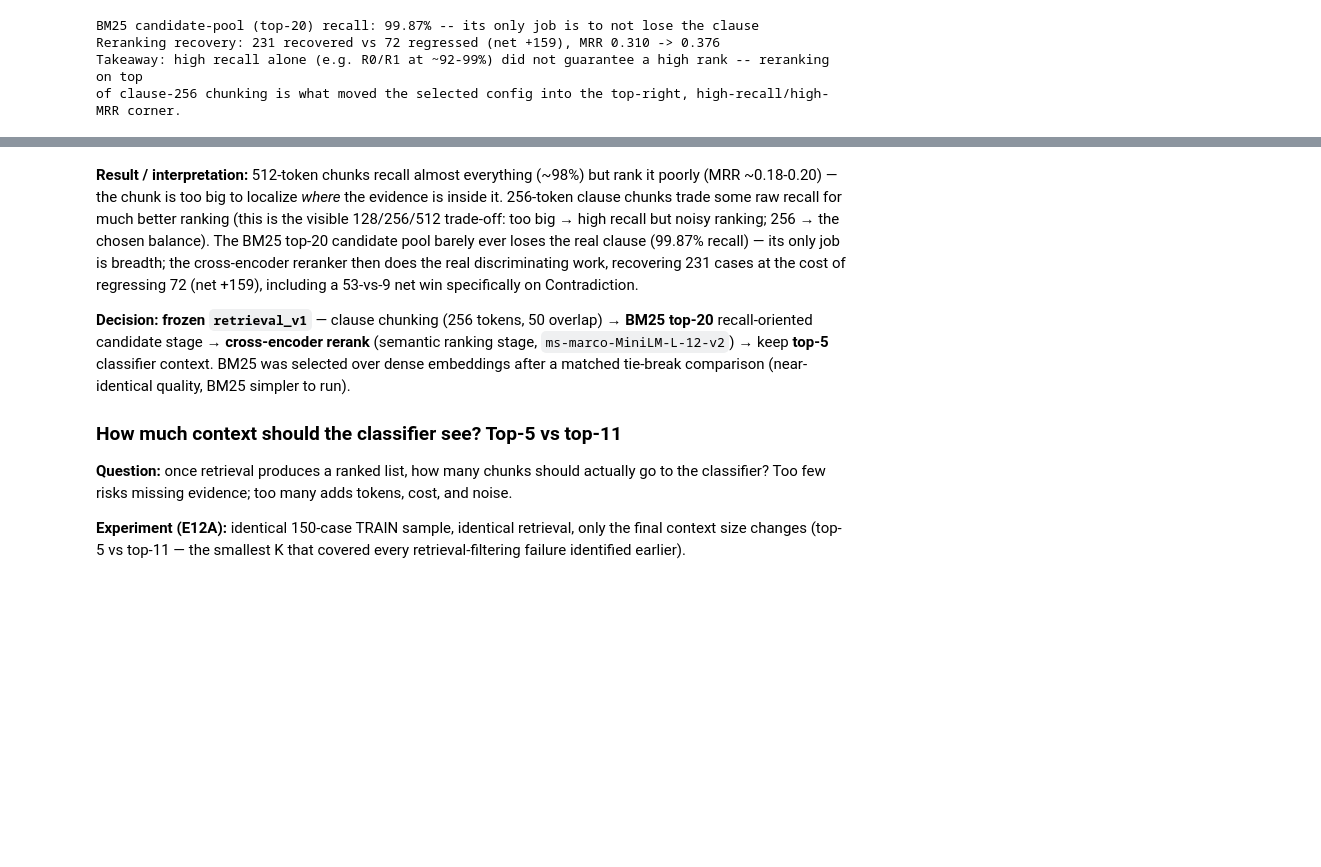
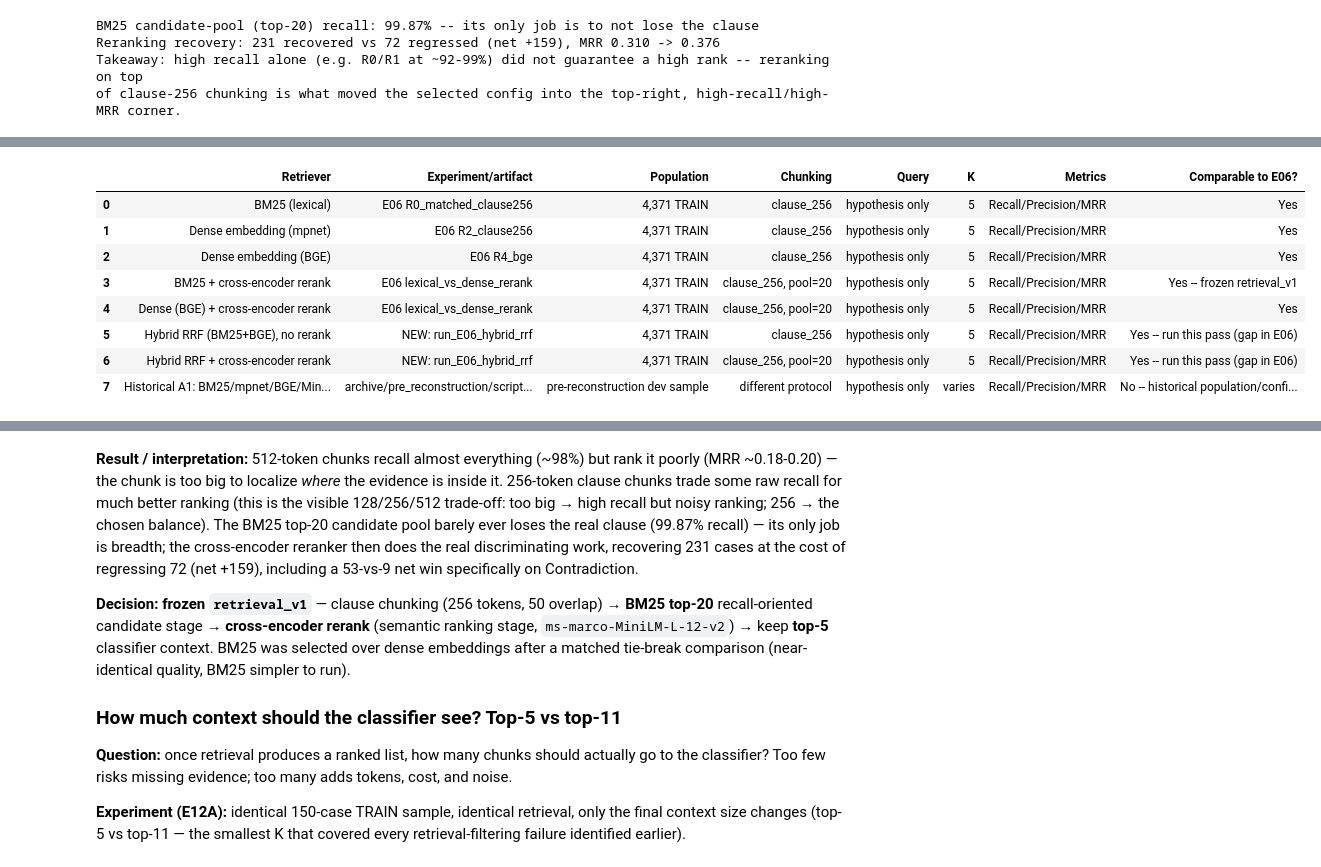
Before and after one commit to AsmithaUbaid/ndatrace, a Jupyter notebook: notebooks/NDATrace_Complete_Technical_Tour.ipynb, the cells around one changed output, grey strips where cells are left out. Saved outputs shown, nothing was run; the diff lists cells and outputs as text; code cells hidden in the pictures; blank space fills up the shorter version.

```diff
--- a/notebooks/NDATrace_Complete_Technical_Tour.ipynb
+++ b/notebooks/NDATrace_Complete_Technical_Tour.ipynb
@@ -593,0 +619,40 @@ of clause-256 chunking is what moved the selected config into the top-right, hig
+# %%
+audit_rows = [
+    {"Retriever": "BM25 (lexical)", "Experiment/artifact": "E06 R0_matched_clause256",
+     "Population": "4,371 TRAIN", "Chunking": "clause_256", "Query": "hypothesis only",
+     "K": 5, "Metrics": "Recall/Precision/MRR", "Comparable to E06?": "Yes"},
+    {"Retriever": "Dense embedding (mpnet)", "Experiment/artifact": "E06 R2_clause256",
+     "Population": "4,371 TRAIN", "Chunking": "clause_256", "Query": "hypothesis only",
+     "K": 5, "Metrics": "Recall/Precision/MRR", "Comparable to E06?": "Yes"},
+    {"Retriever": "Dense embedding (BGE)", "Experiment/artifact": "E06 R4_bge",
+     "Population": "4,371 TRAIN", "Chunking": "clause_256", "Query": "hypothesis only",
+     "K": 5, "Metrics": "Recall/Precision/MRR", "Comparable to E06?": "Yes"},
+    {"Retriever": "BM25 + cross-encoder rerank", "Experiment/artifact": "E06 lexical_vs_dense_rerank",
+     "Population": "4,371 TRAIN", "Chunking": "clause_256, pool=20", "Query": "hypothesis only",
+     "K": 5, "Metrics": "Recall/Precision/MRR", "Comparable to E06?": "Yes -- frozen retrieval_v1"},
+    {"Retriever": "Dense (BGE) + cross-encoder rerank", "Experiment/artifact": "E06 lexical_vs_dense_rerank",
+     "Population": "4,371 TRAIN", "Chunking": "clause_256, pool=20", "Query": "hypothesis only",
+     "K": 5, "Metrics": "Recall/Precision/MRR", "Comparable to E06?": "Yes"},
+    {"Retriever": "Hybrid RRF (BM25+BGE), no rerank", "Experiment/artifact": "NEW: run_E06_hybrid_rrf",
+     "Population": "4,371 TRAIN", "Chunking": "clause_256", "Query": "hypothesis only",
+     "K": 5, "Metrics": "Recall/Precision/MRR", "Comparable to E06?": "Yes -- run this pass (gap in E06)"},
+    {"Retriever": "Hybrid RRF + cross-encoder rerank", "Experiment/artifact": "NEW: run_E06_hybrid_rrf",
+     "Population": "4,371 TRAIN", "Chunking": "clause_256, pool=20", "Query": "hypothesis only",
+     "K": 5, "Metrics": "Recall/Precision/MRR", "Comparable to E06?": "Yes -- run this pass (gap in E06)"},
+    {"Retriever": "Historical A1: BM25/mpnet/BGE/MiniLM + RRF hybrid",
+     "Experiment/artifact": "archive/pre_reconstruction/scripts/run_full_retrieval_comparison.py",
+     "Population": "pre-reconstruction dev sample", "Chunking": "different protocol",
+     "Query": "hypothesis only", "K": "varies",
+     "Metrics": "Recall/Precision/MRR", "Comparable to E06?": "No -- historical population/config only"},
+]
+pd.DataFrame(audit_rows)
+# %% [output]
+|  | Retriever | Experiment/artifact | Population | Chunking | Query | K | Metrics | Comparable to E06? |
+| 0 | BM25 (lexical) | E06 R0_matched_clause256 | 4,371 TRAIN | clause_256 | hypothesis only | 5 | Recall/Precision/MRR | Yes |
+| 1 | Dense embedding (mpnet) | E06 R2_clause256 | 4,371 TRAIN | clause_256 | hypothesis only | 5 | Recall/Precision/MRR | Yes |
+| 2 | Dense embedding (BGE) | E06 R4_bge | 4,371 TRAIN | clause_256 | hypothesis only | 5 | Recall/Precision/MRR | Yes |
+| 3 | BM25 + cross-encoder rerank | E06 lexical_vs_dense_rerank | 4,371 TRAIN | clause_256, pool=20 | hypothesis only | 5 | Recall/Precision/MRR | Yes -- frozen retrieval_v1 |
+| 4 | Dense (BGE) + cross-encoder rerank | E06 lexical_vs_dense_rerank | 4,371 TRAIN | clause_256, pool=20 | hypothesis only | 5 | Recall/Precision/MRR | Yes |
+| 5 | Hybrid RRF (BM25+BGE), no rerank | NEW: run_E06_hybrid_rrf | 4,371 TRAIN | clause_256 | hypothesis only | 5 | Recall/Precision/MRR | Yes -- run this pass (gap in E06) |
+| 6 | Hybrid RRF + cross-encoder rerank | NEW: run_E06_hybrid_rrf | 4,371 TRAIN | clause_256, pool=20 | hypothesis only | 5 | Recall/Precision/MRR | Yes -- run this pass (gap in E06) |
+| 7 | Historical A1: BM25/mpnet/BGE/Min... | archive/pre_reconstruction/script... | pre-reconstruction dev sample | different protocol | hypothesis only | varies | Recall/Precision/MRR | No -- historical population/confi... |
```
Also changed, not shown: parts of 17 cells of this notebook, 13 other files.
